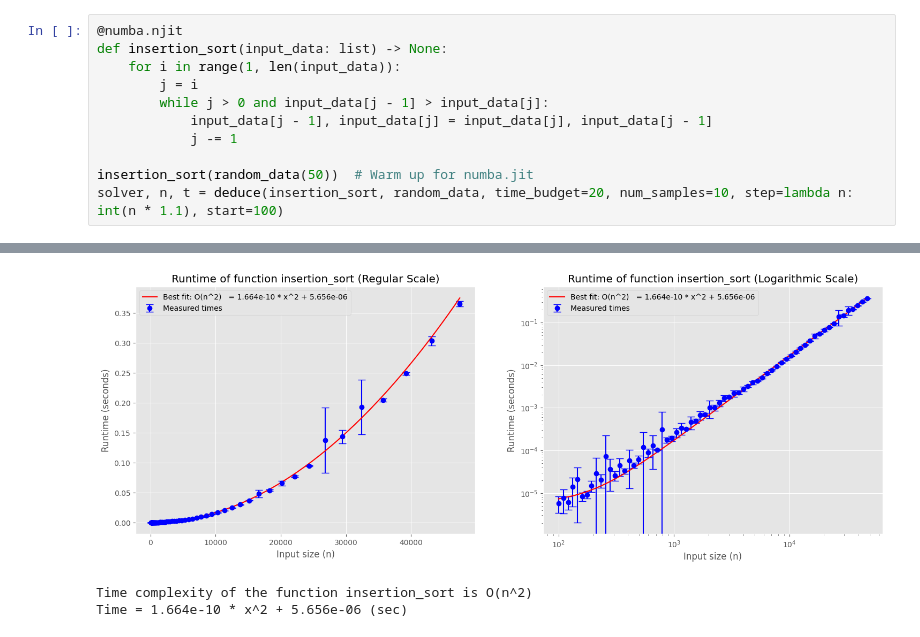
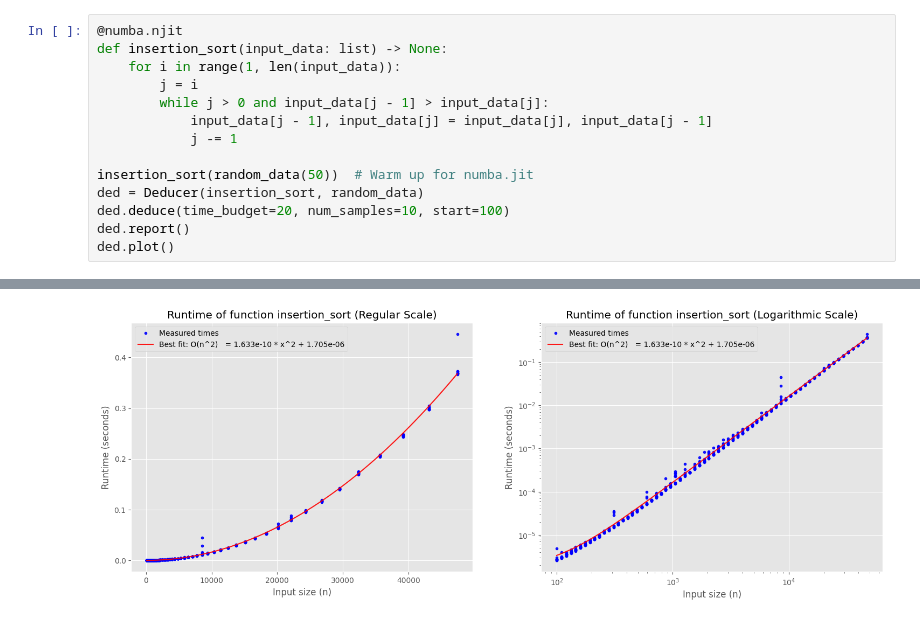
Before and after one commit to mkhlyzov/deduce_asymptotics, a Jupyter notebook: examples/example_1.ipynb, the cells around one changed output, grey strips where cells are left out. Drawn from its saved outputs; the diff is of its cells as text.

```diff
--- a/examples/example_1.ipynb
+++ b/examples/example_1.ipynb
@@ -157,5 +204,8 @@ def insertion_sort(input_data: list) -> None:
             j -= 1
 
 insertion_sort(random_data(50))  # Warm up for numba.jit
-solver, n, t = deduce(insertion_sort, random_data, time_budget=20, num_samples=10, step=lambda n: int(n * 1.1), start=100)
+ded = Deducer(insertion_sort, random_data)
+ded.deduce(time_budget=20, num_samples=10, start=100)
+ded.report()
+ded.plot()
 # %% [output]
@@ -179,3 +221 @@ solver, n, t = deduce(insertion_sort, random_data, time_budget=20, num_samples=1
-[figure, old version]
+[figure, new version]
-Time complexity of the function insertion_sort is O(n^2)
-Time = 1.664e-10 * x^2 + 5.656e-06 (sec)
```
Also changed, not shown: parts of 28 cells of this notebook, 1 other file.
